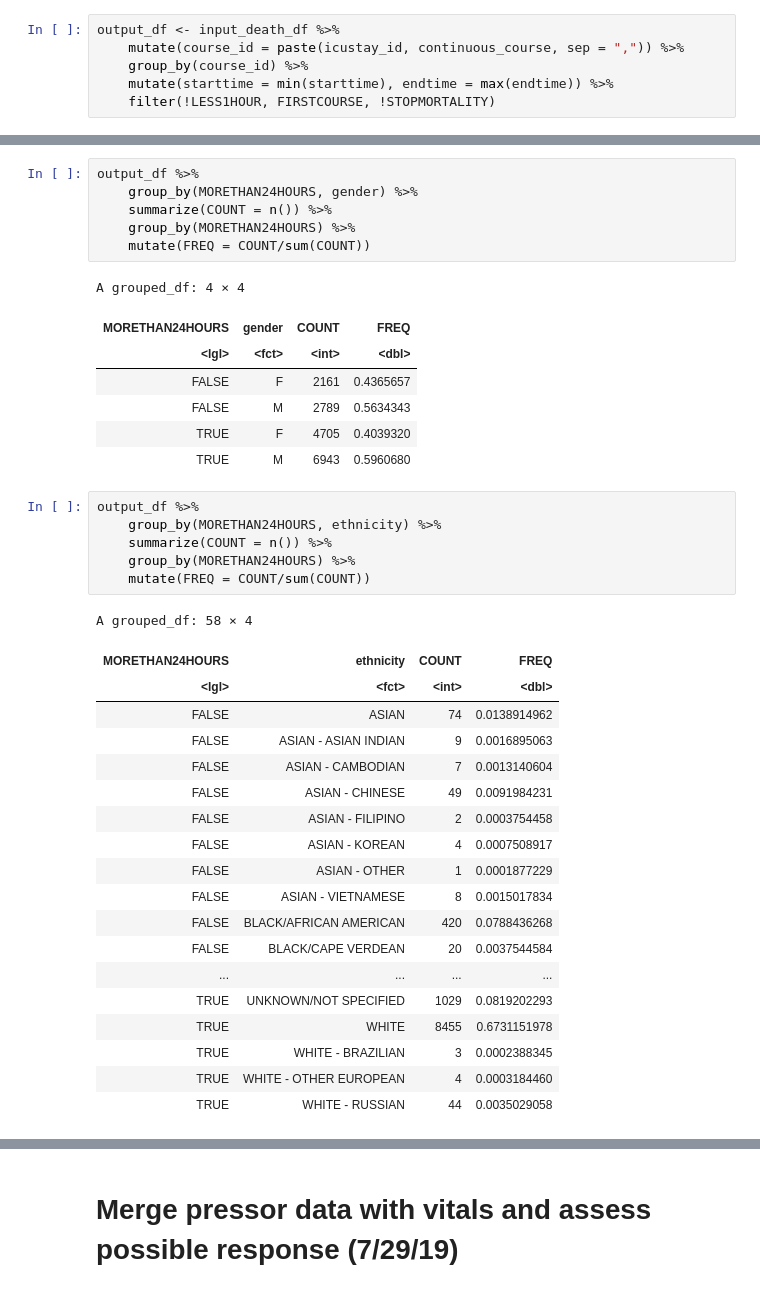
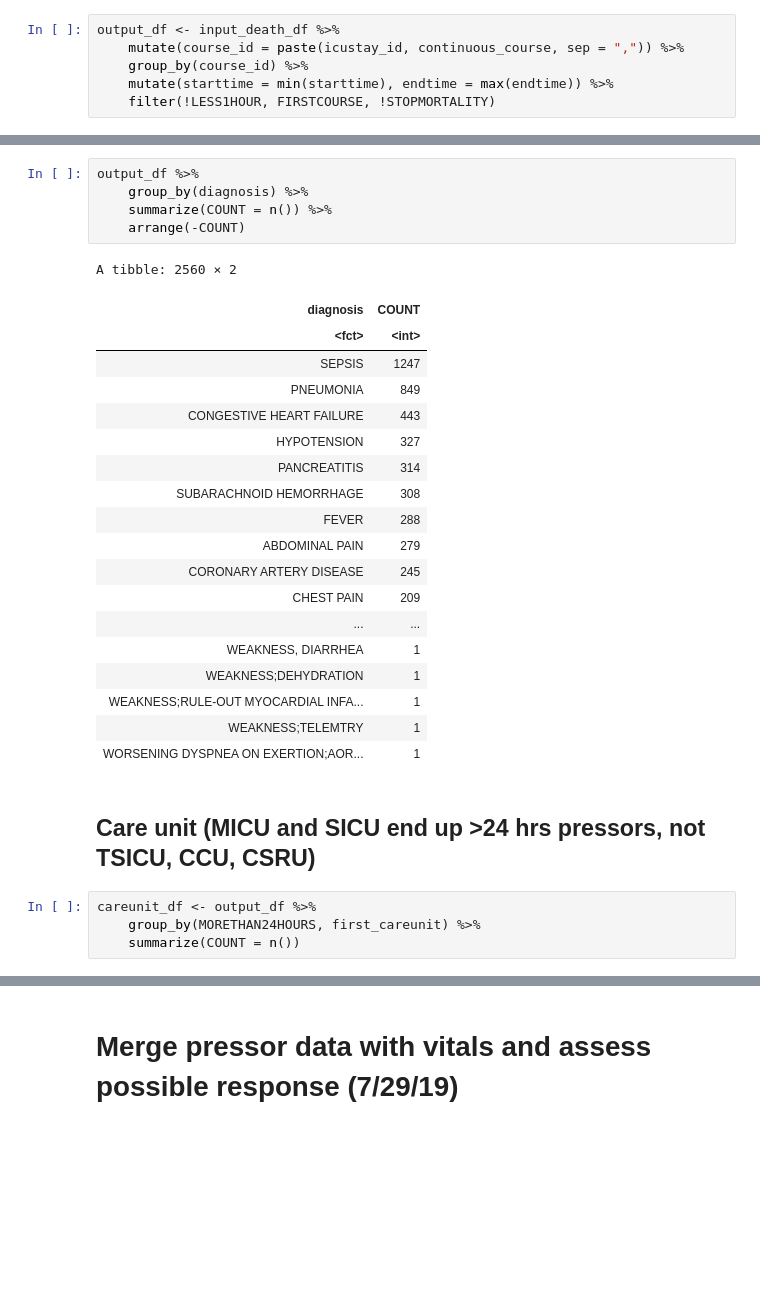
Before and after one commit to ruoyijiang/general, a Jupyter notebook: projects/haimovich_pressors/R_Pressor_Outcomes.ipynb, the cells around one changed output, grey strips where cells are left out. Cells and saved outputs as stored; diff of their text form; blank space fills up the shorter version.

```diff
--- a/projects/haimovich_pressors/R_Pressor_Outcomes.ipynb
+++ b/projects/haimovich_pressors/R_Pressor_Outcomes.ipynb
@@ -497,40 +700,31 @@ A grouped_df: 18 × 4
 # %%
 output_df %>%
-    group_by(MORETHAN24HOURS, gender) %>%
+    group_by(diagnosis) %>%
     summarize(COUNT = n()) %>%
-    group_by(MORETHAN24HOURS) %>%
-    mutate(FREQ = COUNT/sum(COUNT))
+    arrange(-COUNT)
 # %% [output]
-A grouped_df: 4 × 4
+A tibble: 2560 × 2
-| MORETHAN24HOURS | gender | COUNT | FREQ |
-| <lgl> | <fct> | <int> | <dbl> |
-| FALSE | F | 2161 | 0.4365657 |
-| FALSE | M | 2789 | 0.5634343 |
-| TRUE | F | 4705 | 0.4039320 |
-| TRUE | M | 6943 | 0.5960680 |
+| diagnosis | COUNT |
+| <fct> | <int> |
+| SEPSIS | 1247 |
+| PNEUMONIA | 849 |
+| CONGESTIVE HEART FAILURE | 443 |
+| HYPOTENSION | 327 |
+| PANCREATITIS | 314 |
+| SUBARACHNOID HEMORRHAGE | 308 |
+| FEVER | 288 |
+| ABDOMINAL PAIN | 279 |
+| CORONARY ARTERY DISEASE | 245 |
+| CHEST PAIN | 209 |
+| ... | ... |
+| WEAKNESS, DIARRHEA | 1 |
+| WEAKNESS;DEHYDRATION | 1 |
+| WEAKNESS;RULE-OUT MYOCARDIAL INFA... | 1 |
+| WEAKNESS;TELEMTRY | 1 |
+| WORSENING DYSPNEA ON EXERTION;AOR... | 1 |
+# %% [markdown]
+## Care unit (MICU and SICU end up >24 hrs pressors, not TSICU, CCU, CSRU)
 # %%
-output_df %>%
-    group_by(MORETHAN24HOURS, ethnicity) %>%
-    summarize(COUNT = n()) %>%
-    group_by(MORETHAN24HOURS) %>%
-    mutate(FREQ = COUNT/sum(COUNT))
+careunit_df <- output_df %>%
+    group_by(MORETHAN24HOURS, first_careunit) %>%
+    summarize(COUNT = n())
-# %% [output]
-A grouped_df: 58 × 4
-| MORETHAN24HOURS | ethnicity | COUNT | FREQ |
-| <lgl> | <fct> | <int> | <dbl> |
-| FALSE | ASIAN | 74 | 0.0138914962 |
-| FALSE | ASIAN - ASIAN INDIAN | 9 | 0.0016895063 |
-| FALSE | ASIAN - CAMBODIAN | 7 | 0.0013140604 |
-| FALSE | ASIAN - CHINESE | 49 | 0.0091984231 |
-| FALSE | ASIAN - FILIPINO | 2 | 0.0003754458 |
-| FALSE | ASIAN - KOREAN | 4 | 0.0007508917 |
-| FALSE | ASIAN - OTHER | 1 | 0.0001877229 |
-| FALSE | ASIAN - VIETNAMESE | 8 | 0.0015017834 |
-| FALSE | BLACK/AFRICAN AMERICAN | 420 | 0.0788436268 |
-| FALSE | BLACK/CAPE VERDEAN | 20 | 0.0037544584 |
-| ... | ... | ... | ... |
-| TRUE | UNKNOWN/NOT SPECIFIED | 1029 | 0.0819202293 |
-| TRUE | WHITE | 8455 | 0.6731151978 |
-| TRUE | WHITE - BRAZILIAN | 3 | 0.0002388345 |
-| TRUE | WHITE - OTHER EUROPEAN | 4 | 0.0003184460 |
-| TRUE | WHITE - RUSSIAN | 44 | 0.0035029058 |
```
Also changed, not shown: parts of 31 cells of this notebook.
